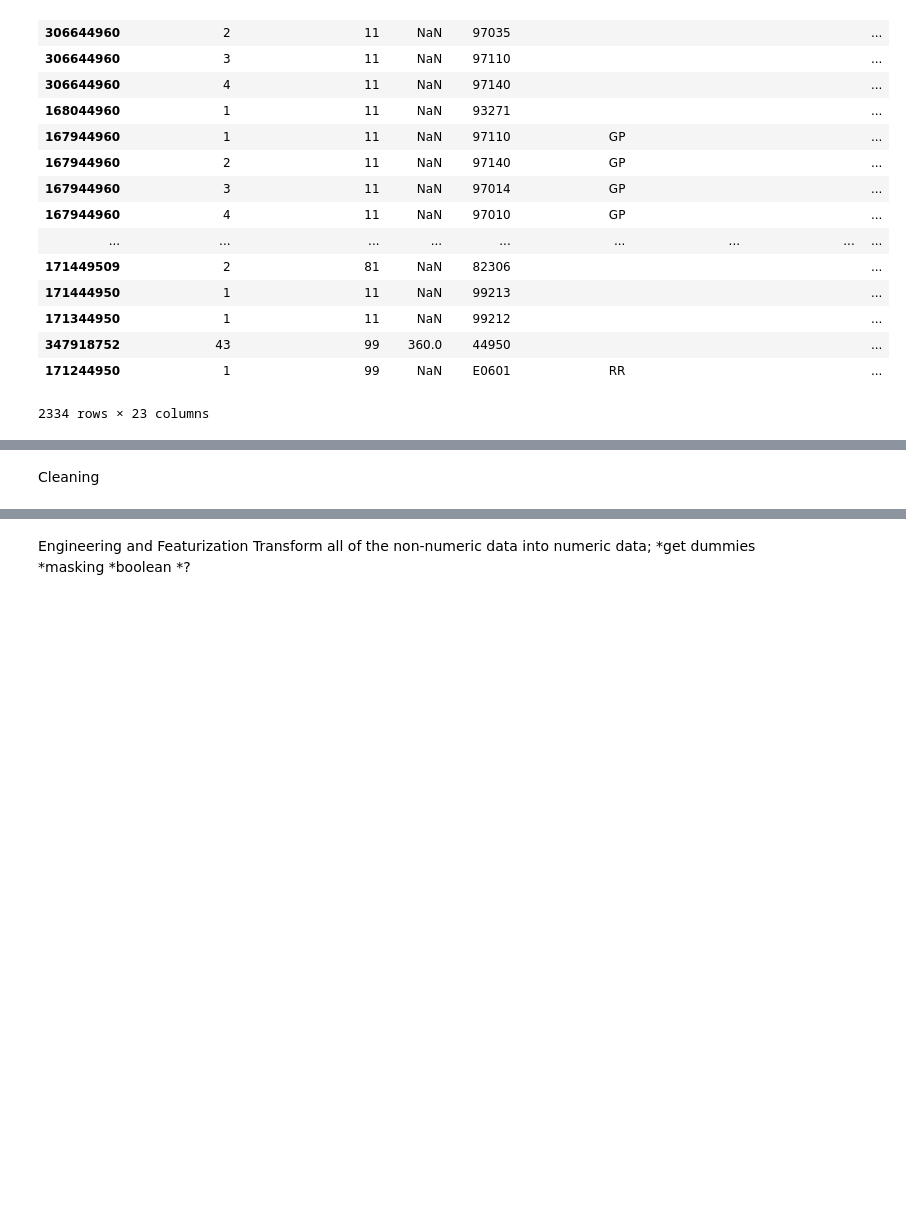
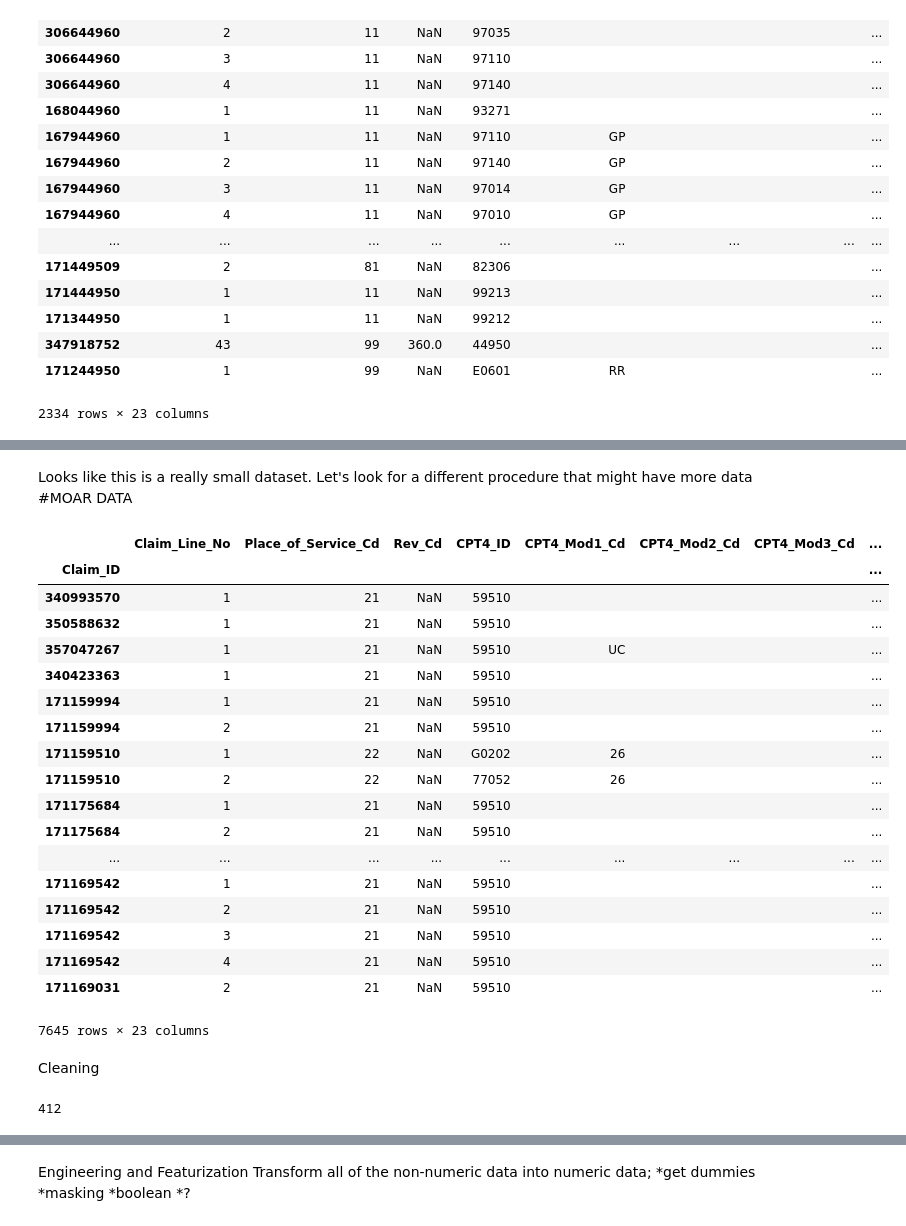
Before and after one commit to jlhewitt/Healthcare-Claim-Analysis, a Jupyter notebook: Save_For_Later/Data_Pipeline.ipynb, the cells around one changed output, grey strips where cells are left out. Saved outputs shown, nothing was run; the diff lists cells and outputs as text; code cells hidden in the pictures; blank space fills up the shorter version.

```diff
--- a/Save_For_Later/Data_Pipeline.ipynb
+++ b/Save_For_Later/Data_Pipeline.ipynb
@@ -60,2 +127,32 @@ list(claims_data_df1.columns.values)
+# %% [markdown]
+Looks like this is a really small dataset. Let's look for a different procedure that might have more data
+#MOAR DATA
+# %%
+caesarian_df = pd.read_csv('caesarian_data.csv', index_col=[0])
+caesarian_df
+# %% [output]
+|  | Claim_Line_No | Place_of_Service_Cd | Rev_Cd | CPT4_ID | CPT4_Mod1_Cd | CPT4_Mod2_Cd | CPT4_Mod3_Cd | ... |
+| Claim_ID |  |  |  |  |  |  |  | ... |
+| 340993570 | 1 | 21 | NaN | 59510 |  |  |  | ... |
+| 350588632 | 1 | 21 | NaN | 59510 |  |  |  | ... |
+| 357047267 | 1 | 21 | NaN | 59510 | UC |  |  | ... |
+| 340423363 | 1 | 21 | NaN | 59510 |  |  |  | ... |
+| 171159994 | 1 | 21 | NaN | 59510 |  |  |  | ... |
+| 171159994 | 2 | 21 | NaN | 59510 |  |  |  | ... |
+| 171159510 | 1 | 22 | NaN | G0202 | 26 |  |  | ... |
+| 171159510 | 2 | 22 | NaN | 77052 | 26 |  |  | ... |
+| 171175684 | 1 | 21 | NaN | 59510 |  |  |  | ... |
+| 171175684 | 2 | 21 | NaN | 59510 |  |  |  | ... |
+| ... | ... | ... | ... | ... | ... | ... | ... | ... |
+| 171169542 | 1 | 21 | NaN | 59510 |  |  |  | ... |
+| 171169542 | 2 | 21 | NaN | 59510 |  |  |  | ... |
+| 171169542 | 3 | 21 | NaN | 59510 |  |  |  | ... |
+| 171169542 | 4 | 21 | NaN | 59510 |  |  |  | ... |
+| 171169031 | 2 | 21 | NaN | 59510 |  |  |  | ... |
+7645 rows × 23 columns
 # %% [markdown]
 Cleaning
+# %%
+caesarian_df['CPT4_ID'].nunique()
+# %% [output]
+412
```
Also changed, not shown: parts of 12 cells of this notebook.
